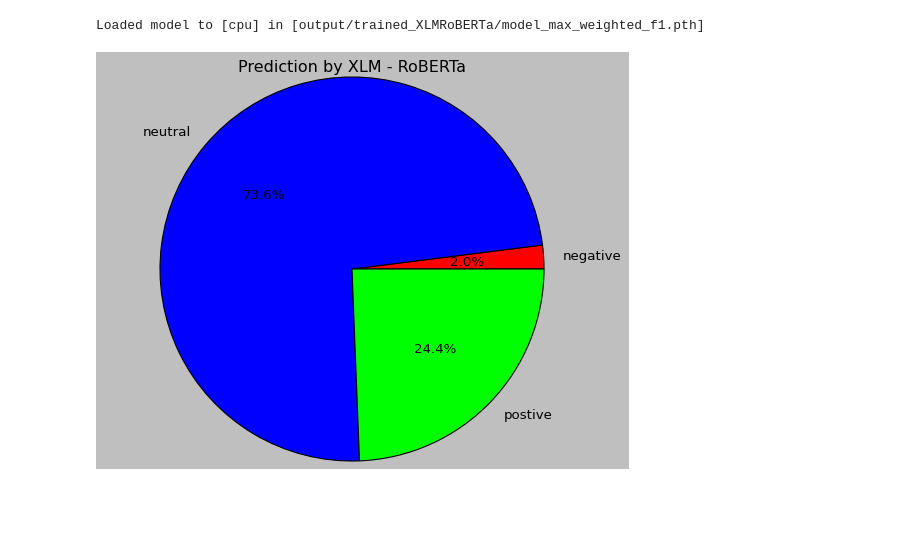
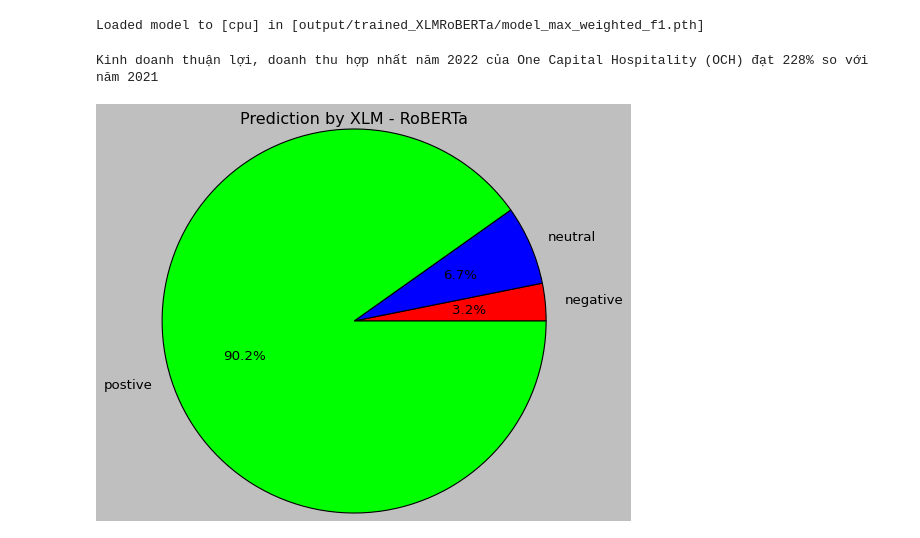
Before and after one commit to helloitsurdvq/VietnameseStockArticleClassification, a Jupyter notebook: source/07_demo.ipynb, the cells around one changed output. Saved outputs shown, nothing was run; the diff lists cells and outputs as text; code cells hidden in the pictures; blank space fills up the shorter version.

```diff
--- a/source/07_demo.ipynb
+++ b/source/07_demo.ipynb
@@ -236,13 +245,17 @@ Loaded model to [cpu] in [output/trained_XLMRoBERTa/model_max_weighted_f1.pth]
 # %%
 sample_text = '\"Đây là cơ sở để Hà Tĩnh tiếp tục triển khai các định hướng chiến lược phát triển, liên kết chặt chẽ với các tỉnh trong vùng phát triển kinh tế - xã hội đảm bảo quốc phòng - an ninh cả vùng Bắc Trung bộ và duyên hải Trung Bộ đến năm 2030, tầm nhìn đến năm 2045\"'
 # %%
-probabilities, predicted_label = predict_xlmRoberta(input(), XLMmodel, text_transform, label_map)
+sample4 = input()
+probabilities, predicted_label = predict_xlmRoberta(sample4, XLMmodel, text_transform, label_map)
 
 colors = ['#FF0000', '#0000FF', '#00FF00']
 percentages = probabilities * 100
+
+print(sample4)
 plt.pie(percentages, labels=label_map.values(), autopct='%1.1f%%', colors=colors)
 plt.axis('equal')
 plt.title('Prediction by XLM - RoBERTa')
 plt.show()
 # %% [output]
+Kinh doanh thuận lợi, doanh thu hợp nhất năm 2022 của One Capital Hospitality (OCH) đạt 228% so với năm 2021
-[figure, old version]
+[figure, new version]
```
Also changed, not shown: parts of 3 cells of this notebook.
